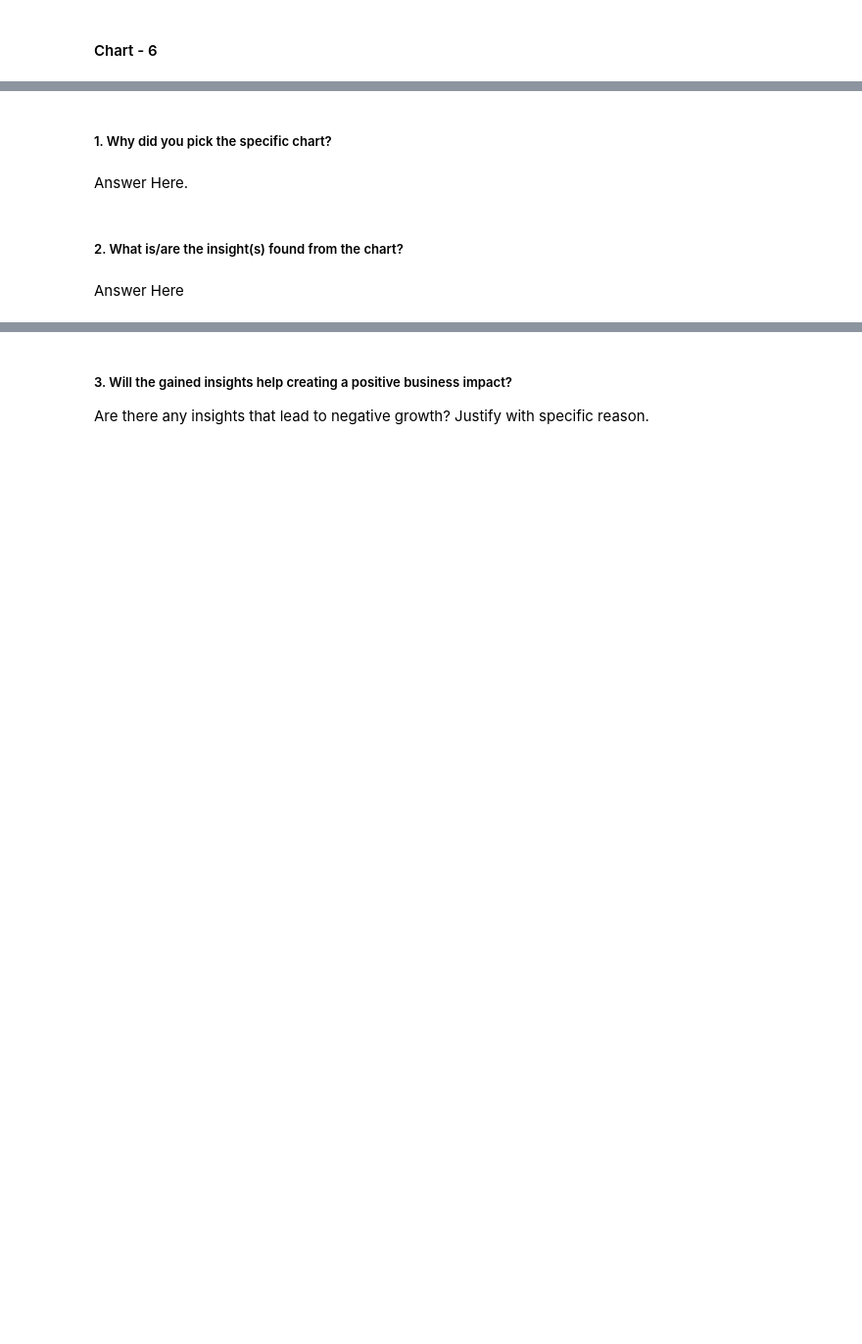
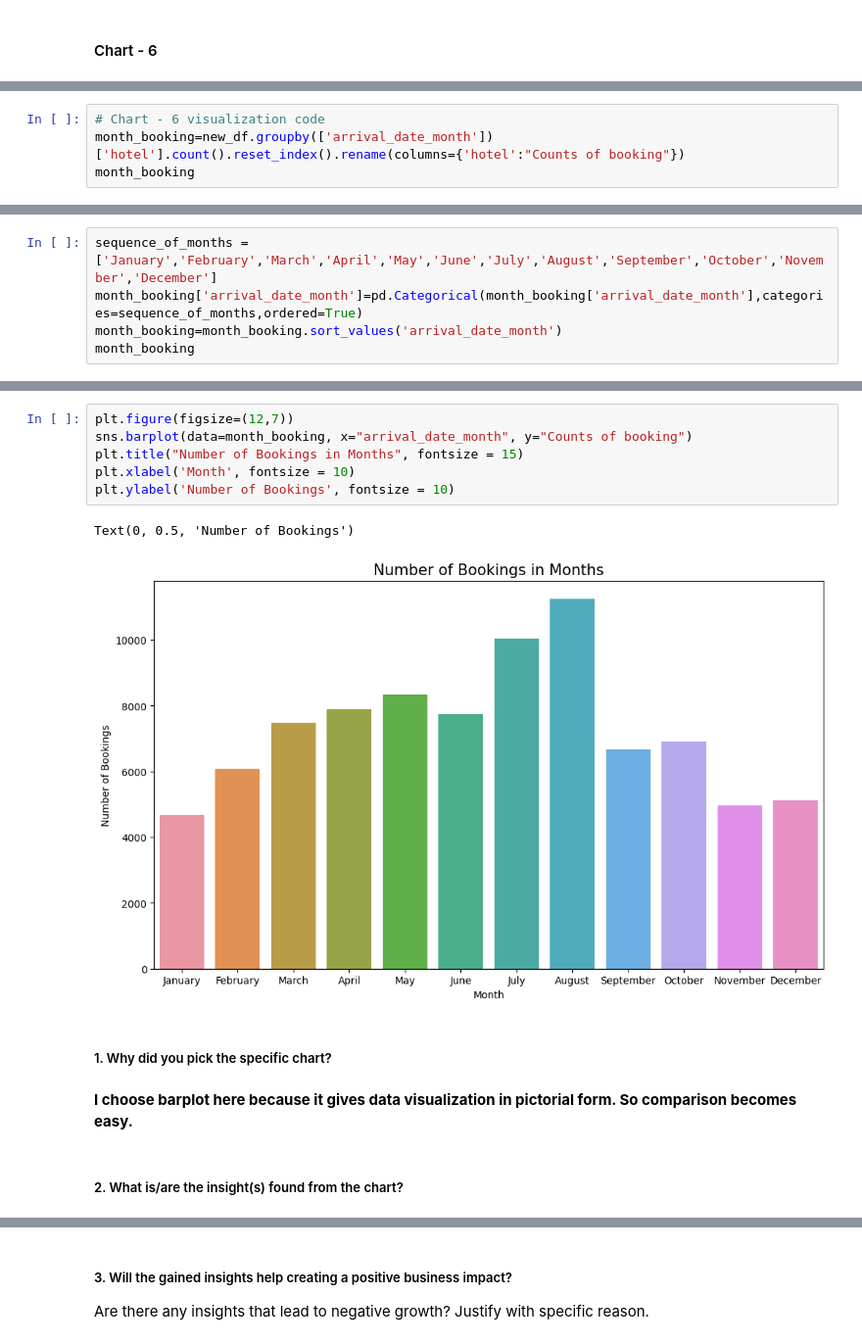
Before and after one commit to ShubhamAGWL/ShubhAG, a Jupyter notebook: Capstone_project_Hotel_Booking_Analysis.ipynb, the cells around one changed output, grey strips where cells are left out. Shown: that part at 98% size. Drawn from its saved outputs; the diff is of its cells as text; blank space fills up the shorter version.

```diff
--- a/Capstone_project_Hotel_Booking_Analysis.ipynb
+++ b/Capstone_project_Hotel_Booking_Analysis.ipynb
@@ -513,0 +567,4 @@ Answer Here
+# %%
+# Chart - 6 visualization code
+month_booking=new_df.groupby(['arrival_date_month'])['hotel'].count().reset_index().rename(columns={'hotel':"Counts of booking"})
+month_booking
@@ -513,0 +585,5 @@ Answer Here
+# %%
+sequence_of_months = ['January','February','March','April','May','June','July','August','September','October','November','December']
+month_booking['arrival_date_month']=pd.Categorical(month_booking['arrival_date_month'],categories=sequence_of_months,ordered=True)
+month_booking=month_booking.sort_values('arrival_date_month')
+month_booking
@@ -514,8 +604,15 @@ Answer Here
+# %%
+plt.figure(figsize=(12,7))
+sns.barplot(data=month_booking, x="arrival_date_month", y="Counts of booking")
+plt.title("Number of Bookings in Months", fontsize = 15)
+plt.xlabel('Month', fontsize = 10)
+plt.ylabel('Number of Bookings', fontsize = 10)
+# %% [output]
+Text(0, 0.5, 'Number of Bookings')
+[figure, added]
 # %% [markdown]
 ##### 1. Why did you pick the specific chart?
-# %% [markdown]
-Answer Here.
+# %% [markdown]
+**I choose barplot here because it gives data visualization in pictorial form. So comparison becomes easy.**
 # %% [markdown]
 ##### 2. What is/are the insight(s) found from the chart?
-# %% [markdown]
-Answer Here
```
Also changed, not shown: parts of 34 cells of this notebook.
